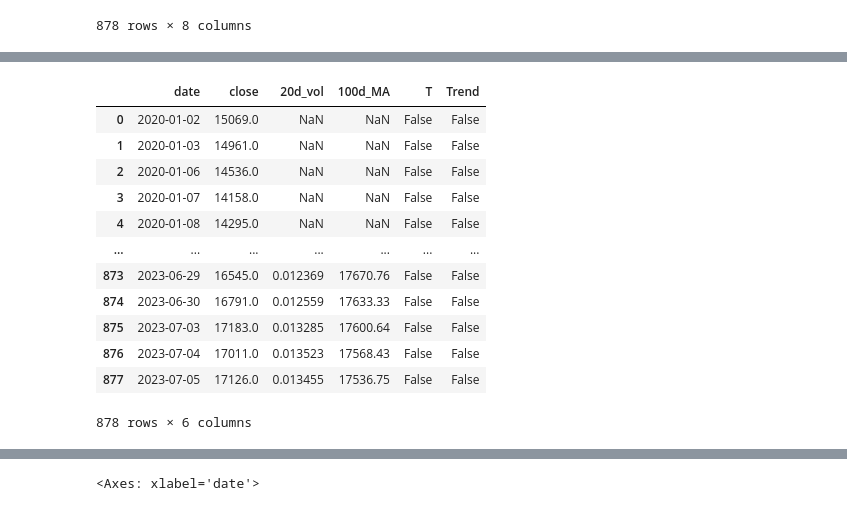
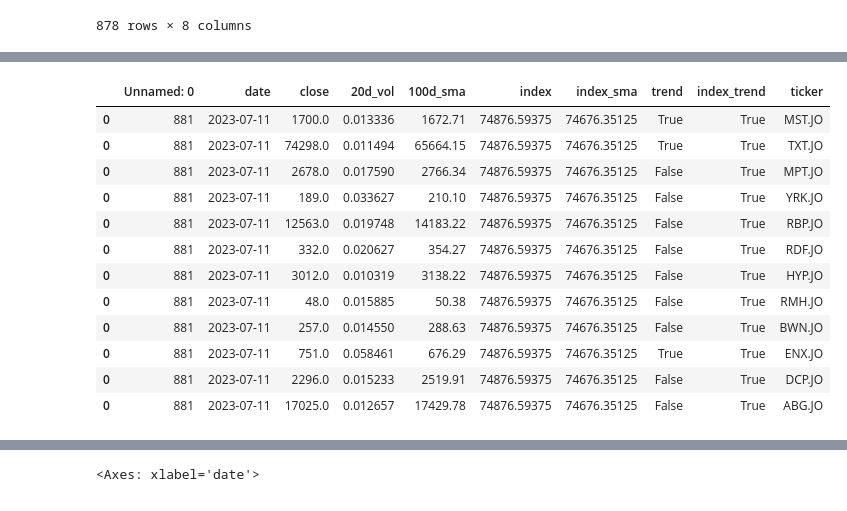
Before and after one commit to helmieresearch/helmieresearch, a Jupyter notebook: Momentum_Ranking_Model.ipynb, the cells around one changed output, grey strips where cells are left out. Cells and saved outputs as stored; diff of their text form; code cells hidden in the pictures.

```diff
--- a/Momentum_Ranking_Model.ipynb
+++ b/Momentum_Ranking_Model.ipynb
@@ -2064,16 +2045,0 @@ F['Trend'] = np.where(File['close'] > File['100d_MA'], True, False)
-# %%
-File
-# %% [output]
-|  | date | close | 20d_vol | 100d_MA | T | Trend |
-| 0 | 2020-01-02 | 15069.0 | NaN | NaN | False | False |
-| 1 | 2020-01-03 | 14961.0 | NaN | NaN | False | False |
-| 2 | 2020-01-06 | 14536.0 | NaN | NaN | False | False |
-| 3 | 2020-01-07 | 14158.0 | NaN | NaN | False | False |
-| 4 | 2020-01-08 | 14295.0 | NaN | NaN | False | False |
-| ... | ... | ... | ... | ... | ... | ... |
-| 873 | 2023-06-29 | 16545.0 | 0.012369 | 17670.76 | False | False |
-| 874 | 2023-06-30 | 16791.0 | 0.012559 | 17633.33 | False | False |
-| 875 | 2023-07-03 | 17183.0 | 0.013285 | 17600.64 | False | False |
-| 876 | 2023-07-04 | 17011.0 | 0.013523 | 17568.43 | False | False |
-| 877 | 2023-07-05 | 17126.0 | 0.013455 | 17536.75 | False | False |
-878 rows × 6 columns
@@ -2079,0 +2055,43 @@ File
+# %%
+import pandas as pd
+import glob
+
+# set search path and glob for files
+# here we want to look for csv files in the input directory
+path = '/content/'
+files = glob.glob(path + '/buy_list/*.csv')
+
+# create empty list to store dataframes
+li = []
+
+# loop through list of files and read each one into a dataframe and append to list
+for f in files:
+    # get filename
+    stock = os.path.basename(f)
+    # read in csv
+    temp_df = pd.read_csv(f)
+    # create new column with filename
+    temp_df['ticker'] = stock
+    # data cleaning to remove the .csv
+    temp_df['ticker'] = temp_df['ticker'].replace('.csv', '', regex=True)
+    # append df to list
+    li.append(temp_df)
+    #print(f'Successfully created dataframe for {stock} with shape {temp_df.shape}')
+
+# concatenate our list of dataframes into one!
+Buy = pd.concat(li)
+Buy
+# %% [output]
+|  | Unnamed: 0 | date | close | 20d_vol | 100d_sma | index | index_sma | trend | index_trend | ticker |
+| 0 | 881 | 2023-07-11 | 1700.0 | 0.013336 | 1672.71 | 74876.59375 | 74676.35125 | True | True | MST.JO |
+| 0 | 881 | 2023-07-11 | 74298.0 | 0.011494 | 65664.15 | 74876.59375 | 74676.35125 | True | True | TXT.JO |
+| 0 | 881 | 2023-07-11 | 2678.0 | 0.017590 | 2766.34 | 74876.59375 | 74676.35125 | False | True | MPT.JO |
+| 0 | 881 | 2023-07-11 | 189.0 | 0.033627 | 210.10 | 74876.59375 | 74676.35125 | False | True | YRK.JO |
+| 0 | 881 | 2023-07-11 | 12563.0 | 0.019748 | 14183.22 | 74876.59375 | 74676.35125 | False | True | RBP.JO |
+| 0 | 881 | 2023-07-11 | 332.0 | 0.020627 | 354.27 | 74876.59375 | 74676.35125 | False | True | RDF.JO |
+| 0 | 881 | 2023-07-11 | 3012.0 | 0.010319 | 3138.22 | 74876.59375 | 74676.35125 | False | True | HYP.JO |
+| 0 | 881 | 2023-07-11 | 48.0 | 0.015885 | 50.38 | 74876.59375 | 74676.35125 | False | True | RMH.JO |
+| 0 | 881 | 2023-07-11 | 257.0 | 0.014550 | 288.63 | 74876.59375 | 74676.35125 | False | True | BWN.JO |
+| 0 | 881 | 2023-07-11 | 751.0 | 0.058461 | 676.29 | 74876.59375 | 74676.35125 | True | True | ENX.JO |
+| 0 | 881 | 2023-07-11 | 2296.0 | 0.015233 | 2519.91 | 74876.59375 | 74676.35125 | False | True | DCP.JO |
+| 0 | 881 | 2023-07-11 | 17025.0 | 0.012657 | 17429.78 | 74876.59375 | 74676.35125 | False | True | ABG.JO |
```
Also changed, not shown: parts of 8 cells of this notebook.
